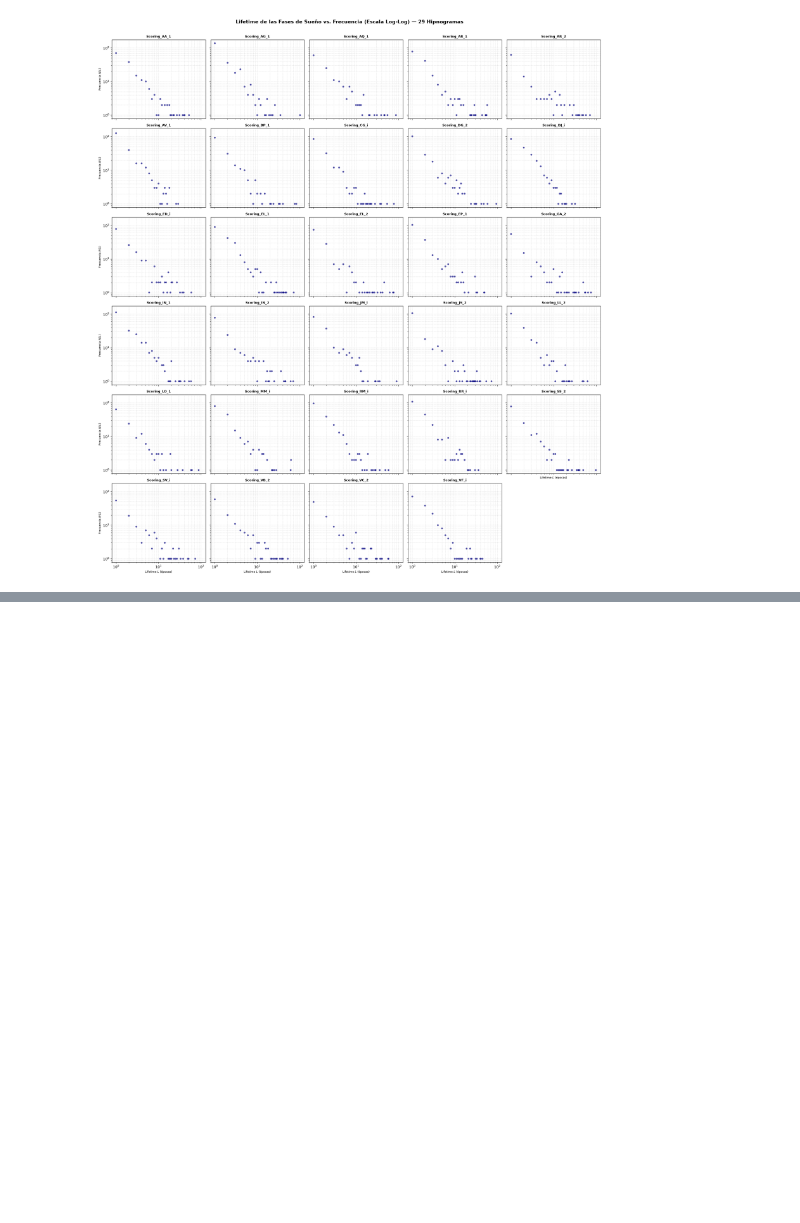
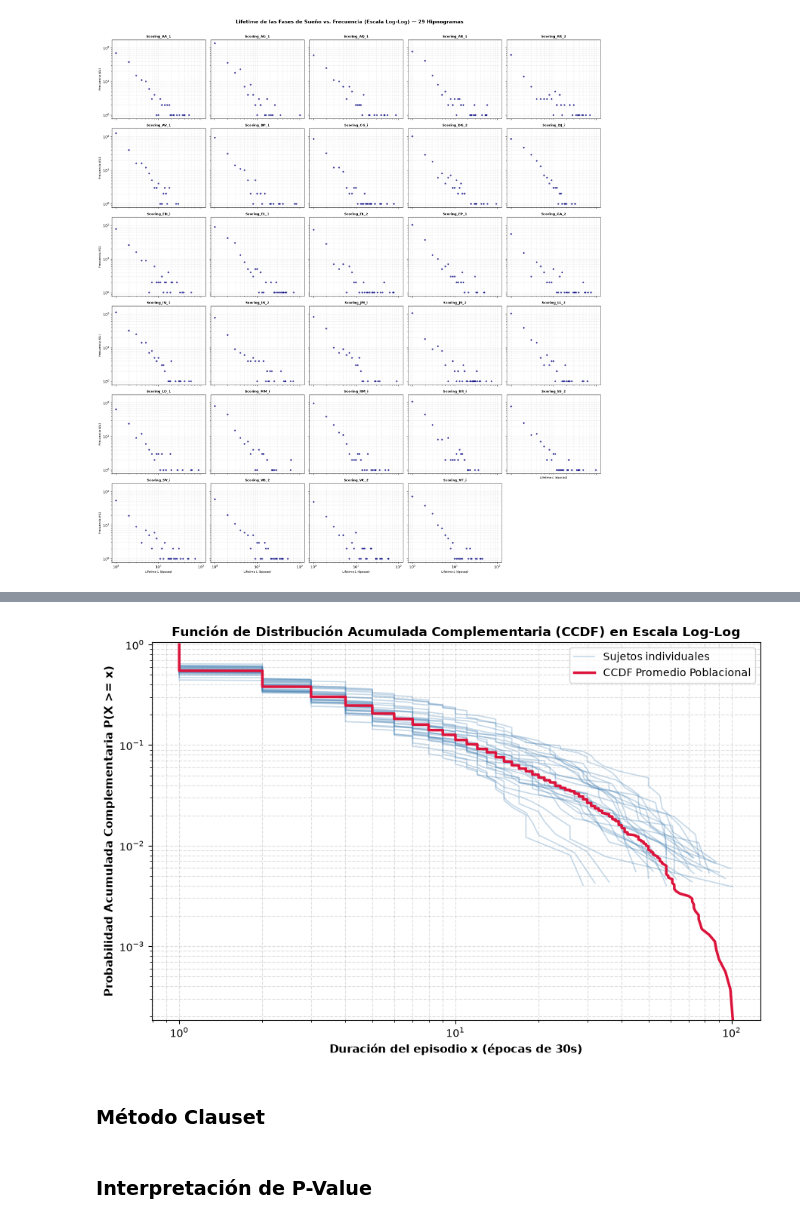
Before and after one commit to kao05/DS_ComplexSystem, a Jupyter notebook: Hipnogramas/Kevin_Vargas_Flores_Power_Law_Symbolic_Analysis.ipynb, the cells around one changed output, grey strips where cells are left out. Drawn from its saved outputs; the diff is of its cells as text; code cells hidden in the pictures; blank space fills up the shorter version.

```diff
--- a/Hipnogramas/Kevin_Vargas_Flores_Power_Law_Symbolic_Analysis.ipynb
+++ b/Hipnogramas/Kevin_Vargas_Flores_Power_Law_Symbolic_Analysis.ipynb
@@ -171,0 +414,56 @@ plt.show()
+# %%
+fig, ax = plt.subplots(figsize=(9, 6))
+
+all_lifetimes = []
+
+# Graficar las 29 CCDF empíricas individuales
+for i, (sujeto, serie) in enumerate(hipnogramas.items()):
+    lfts = np.array(calcular_lifetimes(serie))
+
+    # 1. Eliminar valores <= 0 para no romper la escala logarítmica
+    lfts = lfts[lfts > 0]
+    if len(lfts) == 0:
+        continue
+
+    all_lifetimes.extend(lfts)
+
+    # Cálculo de CCDF empírica: P(X >= x)
+    sorted_l = np.sort(lfts)
+    n = len(sorted_l)
+    ccdf_y = 1.0 - (np.arange(n) / float(n))
+
+    # Etiquetar solo el primer sujeto para no saturar la leyenda
+    label_ind = 'Sujetos individuales' if i == 0 else None
+    ax.plot(sorted_l, ccdf_y, color='steelblue', alpha=0.3, linewidth=1.2, label=label_ind)
+
+# CCDF agregada (promedio poblacional)
+sorted_all = np.sort(all_lifetimes)
+n_all = len(sorted_all)
+
+if n_all > 0:
+    ccdf_all_y = 1.0 - (np.arange(n_all) / float(n_all))
+    ax.plot(sorted_all, ccdf_all_y, color='crimson', linewidth=2.5, label='CCDF Promedio Poblacional')
+
+# Escalas logarítmicas
+ax.set_xscale('log')
+ax.set_yscale('log')
+
+# Fijar límite inferior visible para evitar error de y=0 en log
+ax.set_ylim(bottom=1.0 / max(n_all, 1), top=1.05)
+
+# Etiquetas usando '>=' directo (evita errores de LaTeX)
+ax.set_xlabel('Duración del episodio x (épocas de 30s)', fontsize=11, fontweight='bold')
+ax.set_ylabel('Probabilidad Acumulada Complementaria P(X >= x)', fontsize=11, fontweight='bold')
+ax.set_title('Función de Distribución Acumulada Complementaria (CCDF) en Escala Log-Log', fontsize=12, fontweight='bold')
+
+ax.grid(True, which="both", linestyle="--", alpha=0.4)
+ax.legend(fontsize=10)
+
+plt.tight_layout()
+plt.show()
+# %% [output]
+[figure, added]
+# %% [markdown]
+### Método Clauset
+# %% [markdown]
+### Interpretación de P-Value
```
Also changed, not shown: parts of 12 cells of this notebook, 1 other file.
